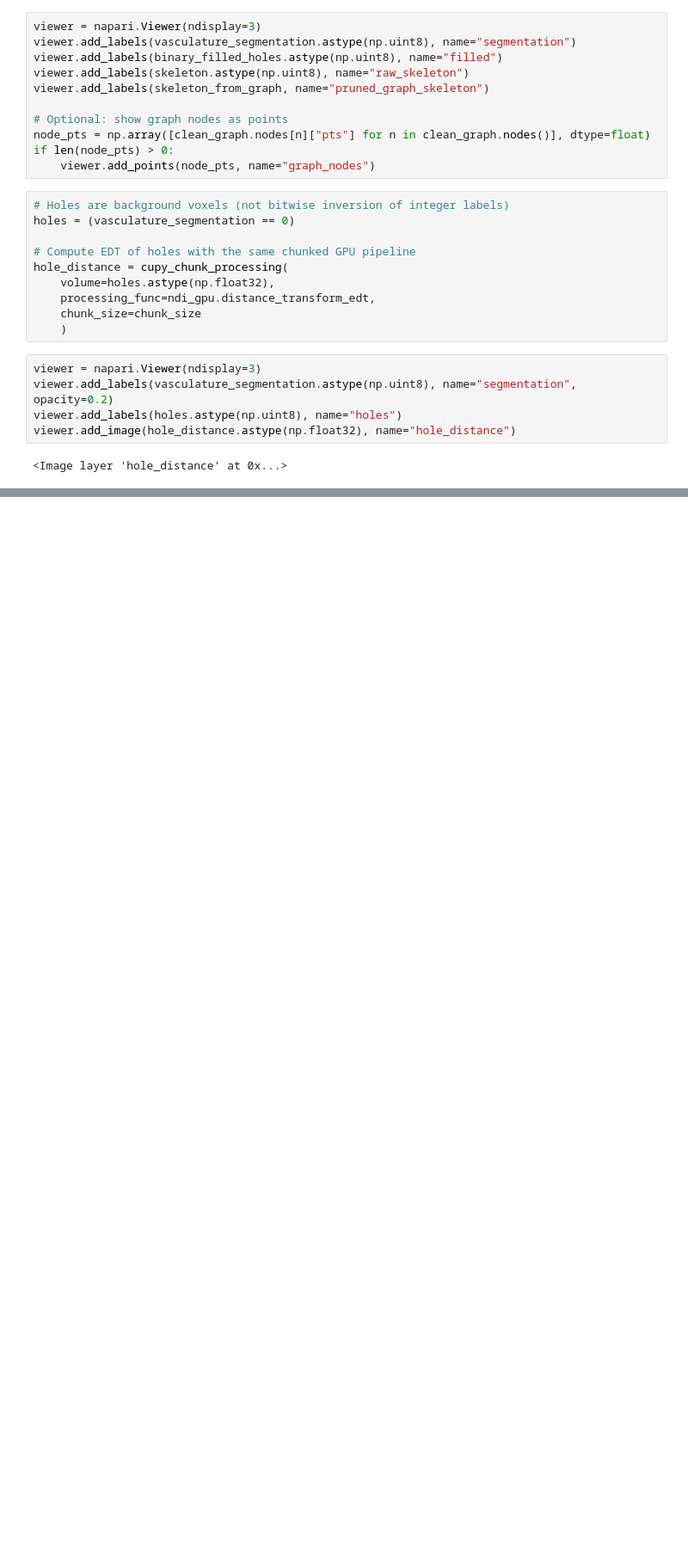
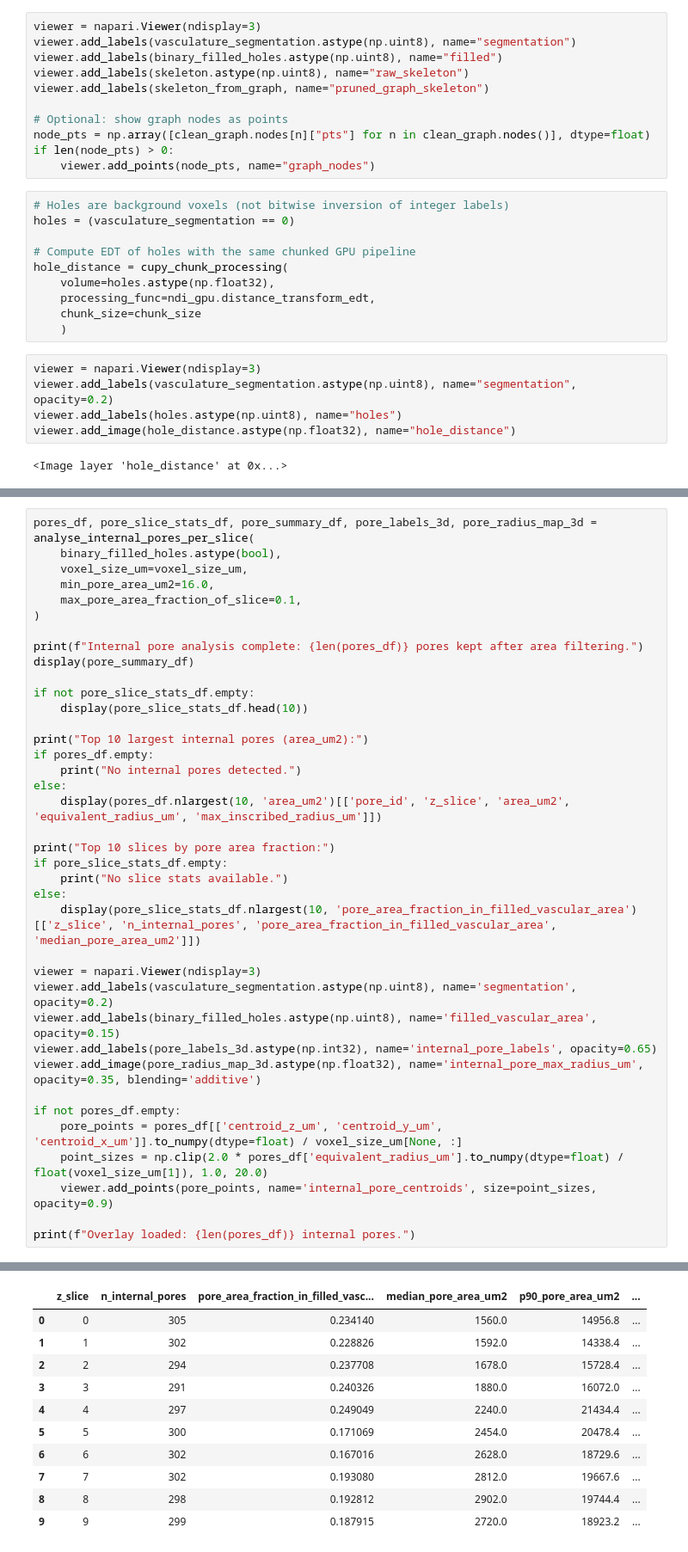
Before and after one commit to isobelth/vascumap, a Jupyter notebook: just_analysis/bel_skeletonisation.ipynb, the cells around one changed output, grey strips where cells are left out. Shown at 86% size. Cells and saved outputs as stored; diff of their text form; blank space fills up the shorter version.

Commit message:
slice by slice hole analysis

```diff
--- a/just_analysis/bel_skeletonisation.ipynb
+++ b/just_analysis/bel_skeletonisation.ipynb
@@ -921,0 +706,39 @@ Overlay loaded: 84692 pores, 11430 cylinders, 13105 label IDs.
+# %%
+pores_df, pore_slice_stats_df, pore_summary_df, pore_labels_3d, pore_radius_map_3d = analyse_internal_pores_per_slice(
+    binary_filled_holes.astype(bool),
+    voxel_size_um=voxel_size_um,
+    min_pore_area_um2=16.0,
+    max_pore_area_fraction_of_slice=0.1,
+)
+
+print(f"Internal pore analysis complete: {len(pores_df)} pores kept after area filtering.")
+display(pore_summary_df)
+
+if not pore_slice_stats_df.empty:
+    display(pore_slice_stats_df.head(10))
+
+print("Top 10 largest internal pores (area_um2):")
+if pores_df.empty:
+    print("No internal pores detected.")
+else:
+    display(pores_df.nlargest(10, 'area_um2')[['pore_id', 'z_slice', 'area_um2', 'equivalent_radius_um', 'max_inscribed_radius_um']])
+
+print("Top 10 slices by pore area fraction:")
+if pore_slice_stats_df.empty:
+    print("No slice stats available.")
+else:
+    display(pore_slice_stats_df.nlargest(10, 'pore_area_fraction_in_filled_vascular_area')[['z_slice', 'n_internal_pores', 'pore_area_fraction_in_filled_vascular_area', 'median_pore_area_um2']])
+
+viewer = napari.Viewer(ndisplay=3)
+viewer.add_labels(vasculature_segmentation.astype(np.uint8), name='segmentation', opacity=0.2)
+viewer.add_labels(binary_filled_holes.astype(np.uint8), name='filled_vascular_area', opacity=0.15)
+viewer.add_labels(pore_labels_3d.astype(np.int32), name='internal_pore_labels', opacity=0.65)
+viewer.add_image(pore_radius_map_3d.astype(np.float32), name='internal_pore_max_radius_um', opacity=0.35, blending='additive')
+
+if not pores_df.empty:
+    pore_points = pores_df[['centroid_z_um', 'centroid_y_um', 'centroid_x_um']].to_numpy(dtype=float) / voxel_size_um[None, :]
+    point_sizes = np.clip(2.0 * pores_df['equivalent_radius_um'].to_numpy(dtype=float) / float(voxel_size_um[1]), 1.0, 20.0)
+    viewer.add_points(pore_points, name='internal_pore_centroids', size=point_sizes, opacity=0.9)
+
+print(f"Overlay loaded: {len(pores_df)} internal pores.")
+# %% [output]
@@ -921,0 +748,11 @@ Overlay loaded: 84692 pores, 11430 cylinders, 13105 label IDs.
+|  | z_slice | n_internal_pores | pore_area_fraction_in_filled_vasc... | median_pore_area_um2 | p90_pore_area_um2 | ... |
+| 0 | 0 | 305 | 0.234140 | 1560.0 | 14956.8 | ... |
+| 1 | 1 | 302 | 0.228826 | 1592.0 | 14338.4 | ... |
+| 2 | 2 | 294 | 0.237708 | 1678.0 | 15728.4 | ... |
+| 3 | 3 | 291 | 0.240326 | 1880.0 | 16072.0 | ... |
+| 4 | 4 | 297 | 0.249049 | 2240.0 | 21434.4 | ... |
+| 5 | 5 | 300 | 0.171069 | 2454.0 | 20478.4 | ... |
+| 6 | 6 | 302 | 0.167016 | 2628.0 | 18729.6 | ... |
+| 7 | 7 | 302 | 0.193080 | 2812.0 | 19667.6 | ... |
+| 8 | 8 | 298 | 0.192812 | 2902.0 | 19744.4 | ... |
+| 9 | 9 | 299 | 0.187915 | 2720.0 | 18923.2 | ... |
```
Also changed, not shown: parts of 4 cells of this notebook.
